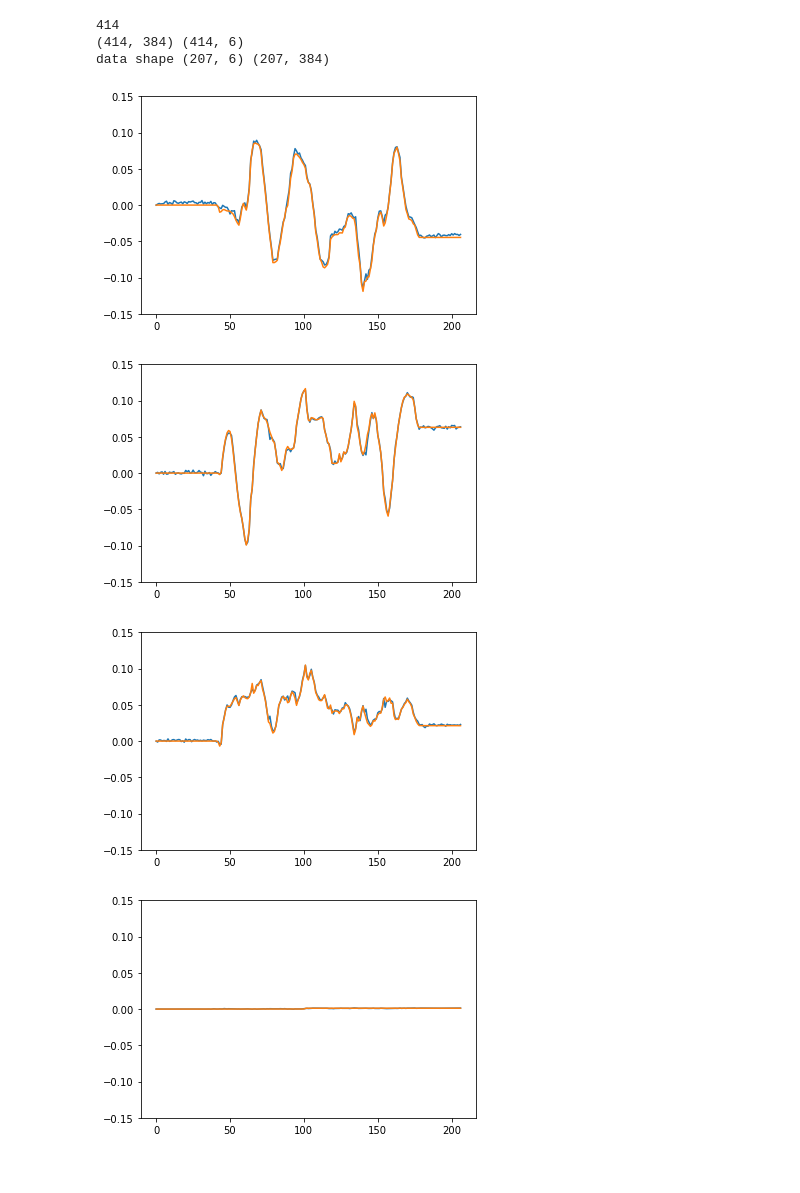
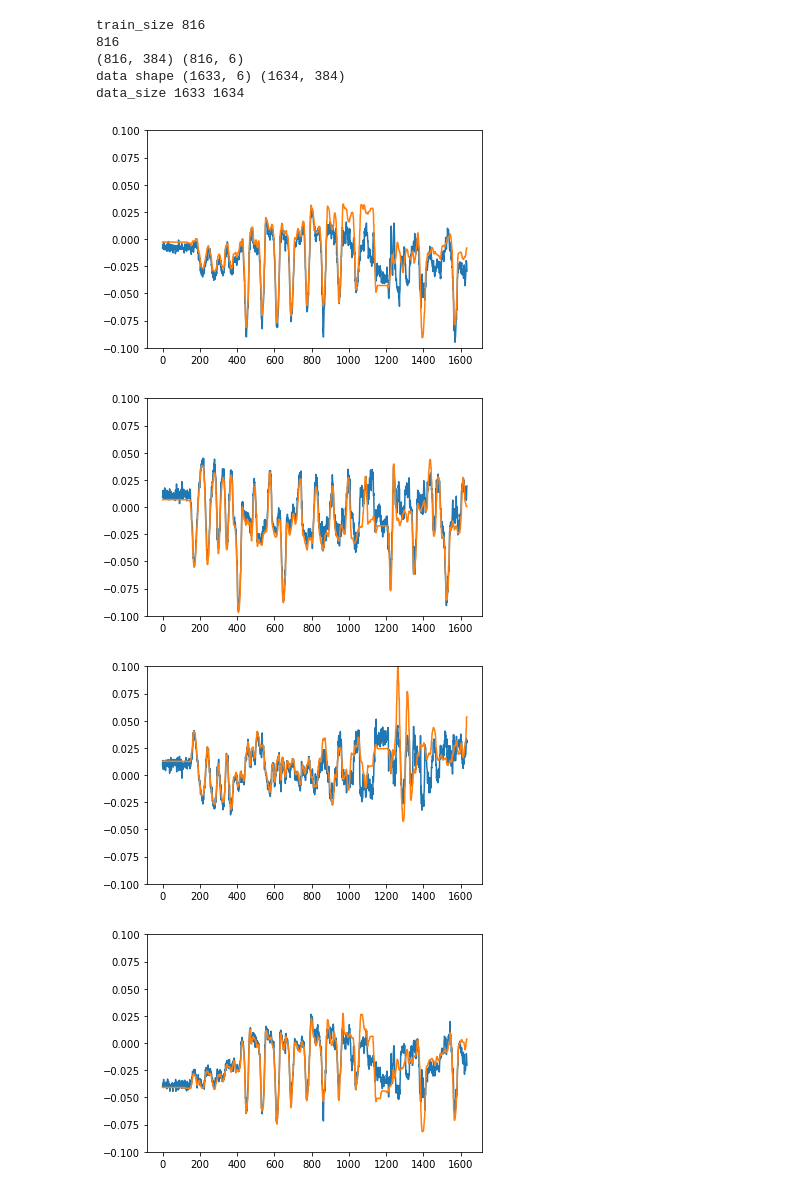
Before and after one commit to rmqlife/deformable, a Jupyter notebook: regression_random_train.ipynb, the cells around one changed output. Drawn from its saved outputs; the diff is of its cells as text; code cells hidden in the pictures.

```diff
--- a/regression_random_train.ipynb
+++ b/regression_random_train.ipynb
@@ -11,50 +11,82 @@ def same_size(X,y):
     return X,y
 
 #data = np.load('cloth2/controller/data.npz')
-def load_model(data_name):
+def load_model_name(data_name):
     data = np.load(data_name)
     pos = data['pos']
     feat = data['feat']
+    return load_model_data(pos,feat)
 
-    inds = np.random.choice(a=len(feat),size=4*len(feat))
+
+def load_model_data(pos, feat):
+    inds = np.random.choice(a=len(feat),size=2*len(feat))
     if len(inds)%2 == 1:
         inds=inds[:-1]
     nd = len(inds)/2 # number of deltas
     X_train = feat[inds[:nd]] - feat[inds[nd:]]
     y_train = pos[inds[:nd]] - pos[inds[nd:]]
     X_train, y_train = same_size(X_train, y_train)
     print X_train.shape, y_train.shape
 
     # begin training
     from sklearn import linear_model
-    model = linear_model.Lasso(alpha = 1)
+    model = linear_model.Lasso(alpha = 0.01)
     model.fit(X_train, y_train)
     return model
 
-data_name = 'cloth_0813/1137/data2_float_80_bg.npz'
 
-data_name = '/home/bacon/catkin_ws/src/cloth_hri/scripts/data_0814-1509.npz'
-model = load_model(data_name)
+data_name = '/home/rmqlife/work/data/2017-09-08-22-58-21_fabric/data2.npz'
+
+def combine_feature():
+    data_name1 = '/home/rmqlife/work/deformable/cloth/data2_grid_background.npz'
+    data_name2 = '/home/rmqlife/work/deformable/cloth/data2_depth_grid.npz'
+
+    data1 = np.load(data_name1)
+    pos = data1['data']
+    feat = data1['feat']
+
+    data2 = np.load(data_name2)
+    feat2 = data2['feat']
+    print feat1.shape,feat2.shape
+    print feat1[0]
+
+    print feat2[0]
+    feat = np.hstack((feat1,feat2))
+    return feat, pos
+
+
 data = np.load(data_name)
 pos = data['pos']
 feat = data['feat']
+
+prop = 0.5
+train_size = int(len(pos)*prop)
+print "train_size", train_size
+
+model = load_model_data(pos[:train_size], feat[:train_size])
 print 'data shape', pos.shape,feat.shape
 # Use the model to predict the velocity/direction of end effector
-target = 0  # target index
+target = 429  # target index
 X = feat - feat[target]
 y = pos - pos[target]
 y_pred = model.predict(X)
+
+
+
+print "data_size", len(y), len(y_pred)
 for i in range(y_pred.shape[1]):
     axes = plt.gca()
-    axes.set_ylim([-0.15,0.15])
+    axes.set_ylim([-0.1,0.1])
     plt.plot(range(y_pred.shape[0]),y_pred[:,i])
     plt.plot(range(y.shape[0]),y[:,i])
     plt.show()
 # %% [output]
-414
-(414, 384) (414, 6)
-data shape (207, 6) (207, 384)
+train_size 816
+816
+(816, 384) (816, 6)
+data shape (1633, 6) (1634, 384)
+data_size 1633 1634
-[figure, old version]
+[figure, new version]
-[figure, old version]
+[figure, new version]
-[figure, old version]
+[figure, new version]
-[figure, old version]
+[figure, new version]
```
Also changed, not shown: parts of 2 cells of this notebook, 3 other files.
